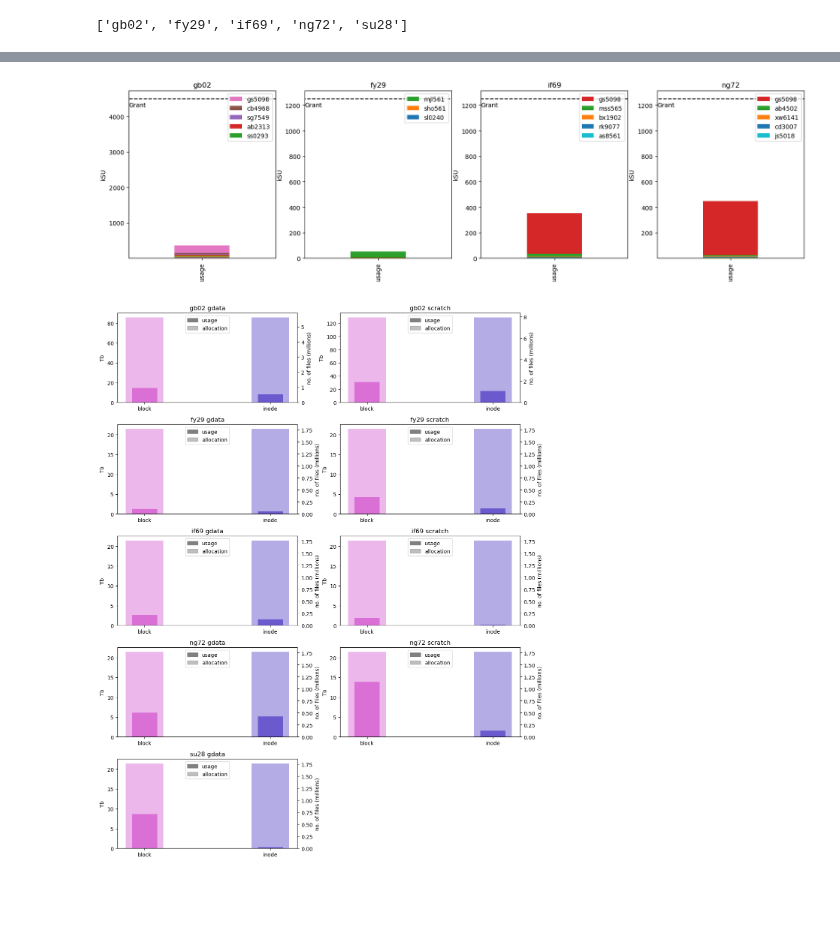
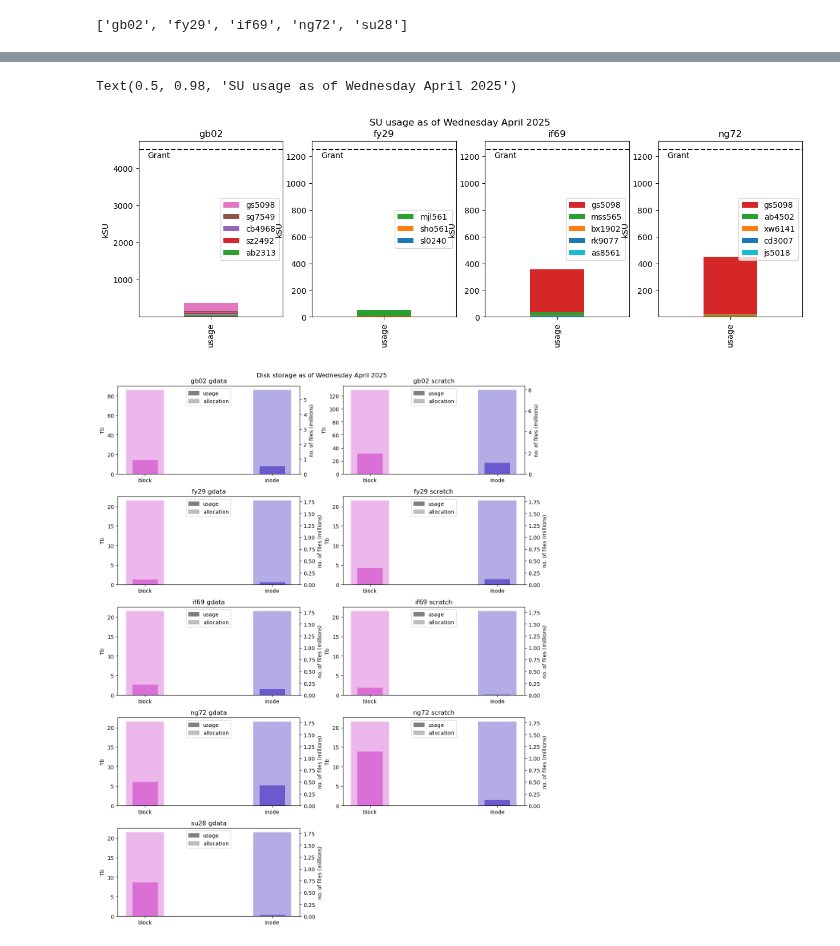
Before and after one commit to 21centuryweather/nci_resource_tools, a Jupyter notebook: notebooks/Generate_reports.ipynb, the cells around one changed output, grey strips where cells are left out. Cells and saved outputs as stored; diff of their text form; code cells hidden in the pictures; blank space fills up the shorter version.

```diff
--- a/notebooks/Generate_reports.ipynb
+++ b/notebooks/Generate_reports.ipynb
@@ -22,14 +25,3 @@ COE_PROJECTS
 ['gb02', 'fy29', 'if69', 'ng72', 'su28']
 # %%
 SU_df_dict, grant_dict, storage_dict = retrieve_project_data()
-# %%
-# Check usage against reservations
-for project in grant_dict.keys():
-    SUs_df = SU_df_dict[project]
-
-    # Filter by reserves being allocated
-    reserved = SUs_df['total_reserved'] > 0
-
-    for row in SUs_df[reserved].itertuples():
-        if row.usage > row.total_reserved:
-            print(f"WARNING : For {project} : user {row.Index} has used {row.usage:.2f} kSUs exceeding their {row.total_reserved:.2f} kSU allocation")
@@ -46,17 +28,20 @@ WARNING : For ng72 : user xw6141 has used 5.87 kSUs exceeding their 0.28 kSU all
 # %%
 # Plot kSUs for every project
-fig,axes = plt.subplots(1,len(grant_dict),figsize=(20,5))
+fig,axes = plt.subplots(1,len(grant_dict),figsize=(15,4))
 
 USER_NAMES = 5  #Plot the top five usernames of SU usage
 
 for i,project in enumerate(grant_dict.keys()):
 
     SU_df_dict[project]['usage'].sort_values(ascending=True).to_frame().T.plot.bar(stacked=True,ax=axes[i],width=0.3)
     patches, labels = axes[i].get_legend_handles_labels()
-    axes[i].legend(handles=patches[-USER_NAMES:][::-1],labels=labels[-USER_NAMES:][::-1])
+    axes[i].legend(handles=patches[-USER_NAMES:][::-1],labels=labels[-USER_NAMES:][::-1],loc=7)
     axes[i].hlines(grant_dict[project],-5,5,linestyles='dashed',color='black')
-    axes[i].annotate('Grant',(-0.4,0.95*grant_dict[project]))
+    axes[i].annotate('Grant',(-0.35,0.95*grant_dict[project]))
     axes[i].yaxis.set_label_text('kSU')
     axes[i].set_title(project)
+
+fig.suptitle(f"SU usage as of {dt.datetime.today().strftime('%A %B %Y')}")
 # %% [output]
+Text(0.5, 0.98, 'SU usage as of Wednesday April 2025')
-[figure, old version]
+[figure, new version]
@@ -92,6 +79,7 @@ for project in COE_PROJECTS:
 
         k+= 1
 
+fig.suptitle(f"Disk storage as of {dt.datetime.today().strftime('%A %B %Y')}")
 plt.tight_layout()
 # %% [output]
-[figure, old version]
+[figure, new version]
```
Also changed, not shown: parts of 14 cells of this notebook, 1 other file.
